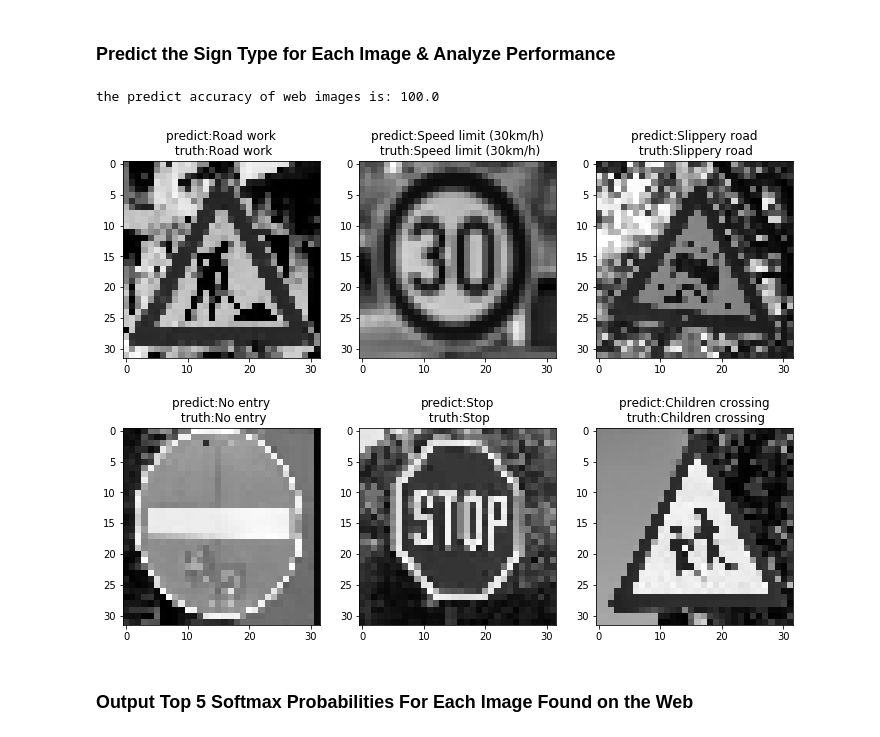
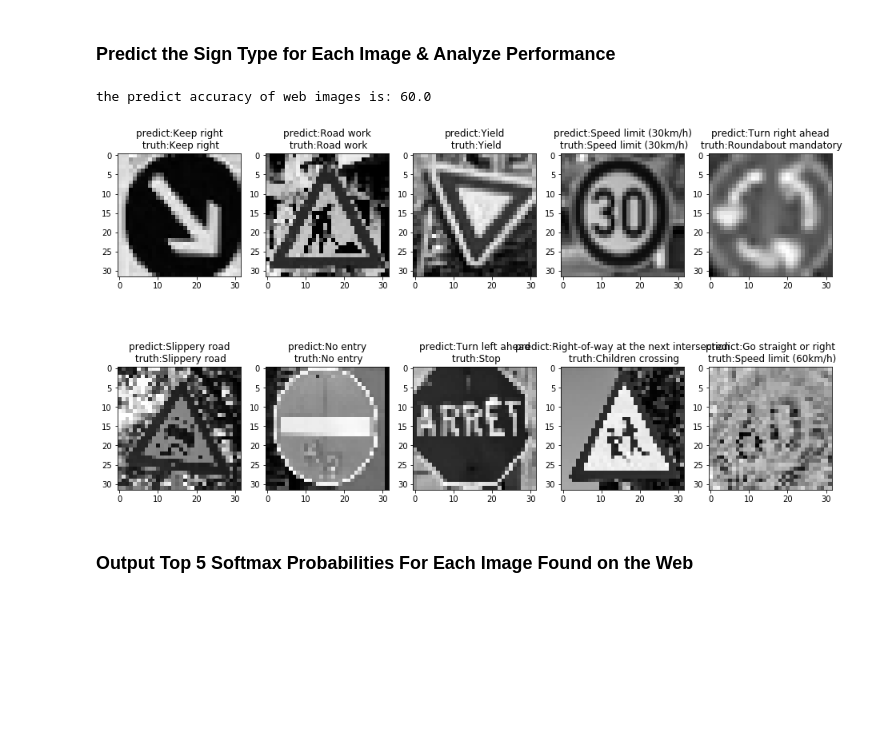
Before and after one commit to AbangLZU/CarND-Traffic-Sign-Classifier-Project, a Jupyter notebook: Traffic_Sign_Classifier.ipynb, the cells around one changed output. Saved outputs shown, nothing was run; the diff lists cells and outputs as text; code cells hidden in the pictures; blank space fills up the shorter version.

Commit message:
add discussion and more difficult test images

```diff
--- a/Traffic_Sign_Classifier.ipynb
+++ b/Traffic_Sign_Classifier.ipynb
@@ -387,8 +387,8 @@ Here I normalize a & grayscale the images. Then these images have been resize to
 # read the images and labels
 path_list = os.listdir('web_imgs')
 imgs_list = []
-imgs_arr = np.zeros([6, 32, 32])
-label_arr = np.zeros([6])
+imgs_arr = np.zeros([10, 32, 32])
+label_arr = np.zeros([10])
 for item in path_list:
     imgs_list.append(imread(os.path.join('web_imgs', item)))
 for i, item in enumerate(imgs_list):
@@ -404,20 +404,20 @@ for i, item in enumerate(path_list):
 # %%
 # run the pre-trained model to predict
 output, acc, loss, top_k = sess.run([model.output, model.accuracy, model.loss, model.top_k],
                                     feed_dict={model.x_placeholder:imgs_arr, model.y_placeholder:label_arr,
                                                model.keep_p:1.0})
 print('the predict accuracy of web images is:', str(acc))
 
 predict = np.argmax(output, 1)
-plt.figure(figsize=(12, 9))
+plt.figure(figsize=(16, 9))
 for i in range(len(imgs_arr)):
-    plt.subplot(2, 3, i + 1)
+    plt.subplot(2, 5, i + 1)
     plt.title('predict:'+label_dict[str(int(predict[i]))]+'\n truth:'+label_dict[str(int(label_arr[i]))])
     plt.imshow(imgs_arr[i, :, :], cmap='gray')
 plt.show()
 # %% [output]
-the predict accuracy of web images is: 100.0
+the predict accuracy of web images is: 60.0
-[figure, old version]
+[figure, new version]
 # %% [markdown]
 ### Output Top 5 Softmax Probabilities For Each Image Found on the Web
 # %% [markdown]
```
Also changed, not shown: parts of 7 cells of this notebook, 14 other files.
